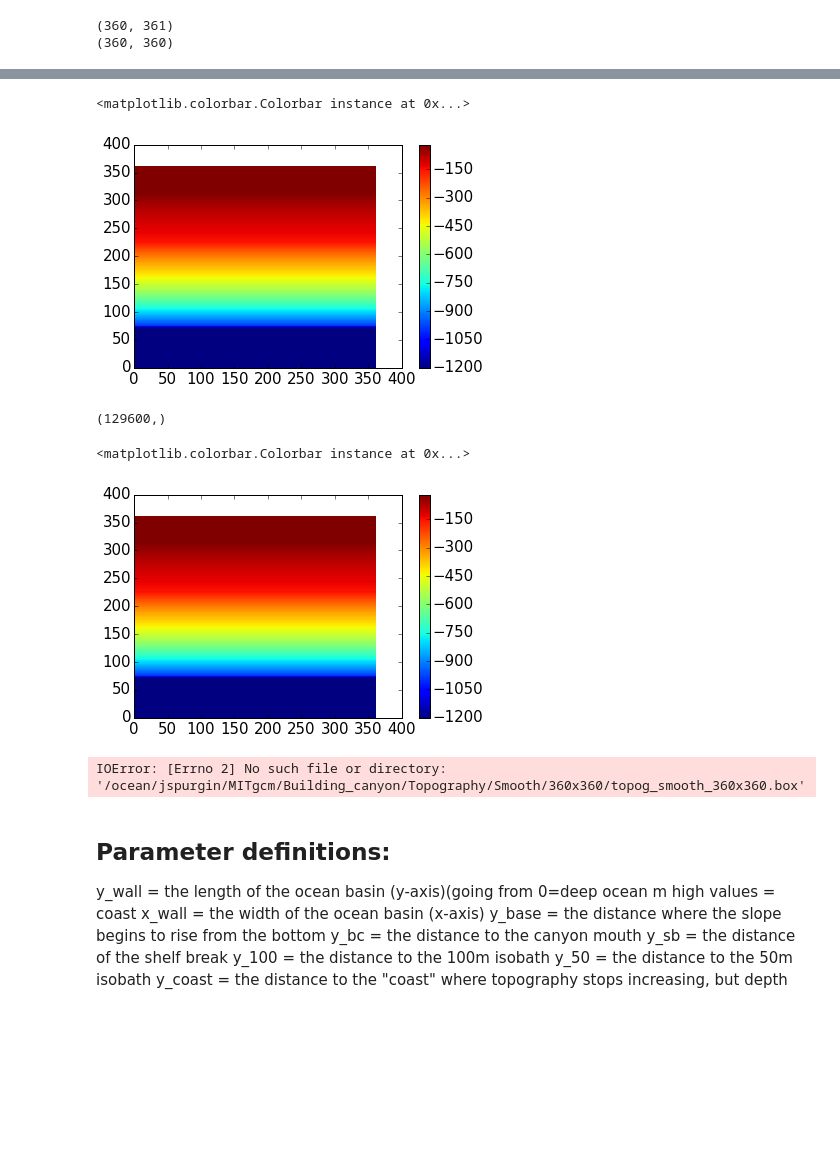
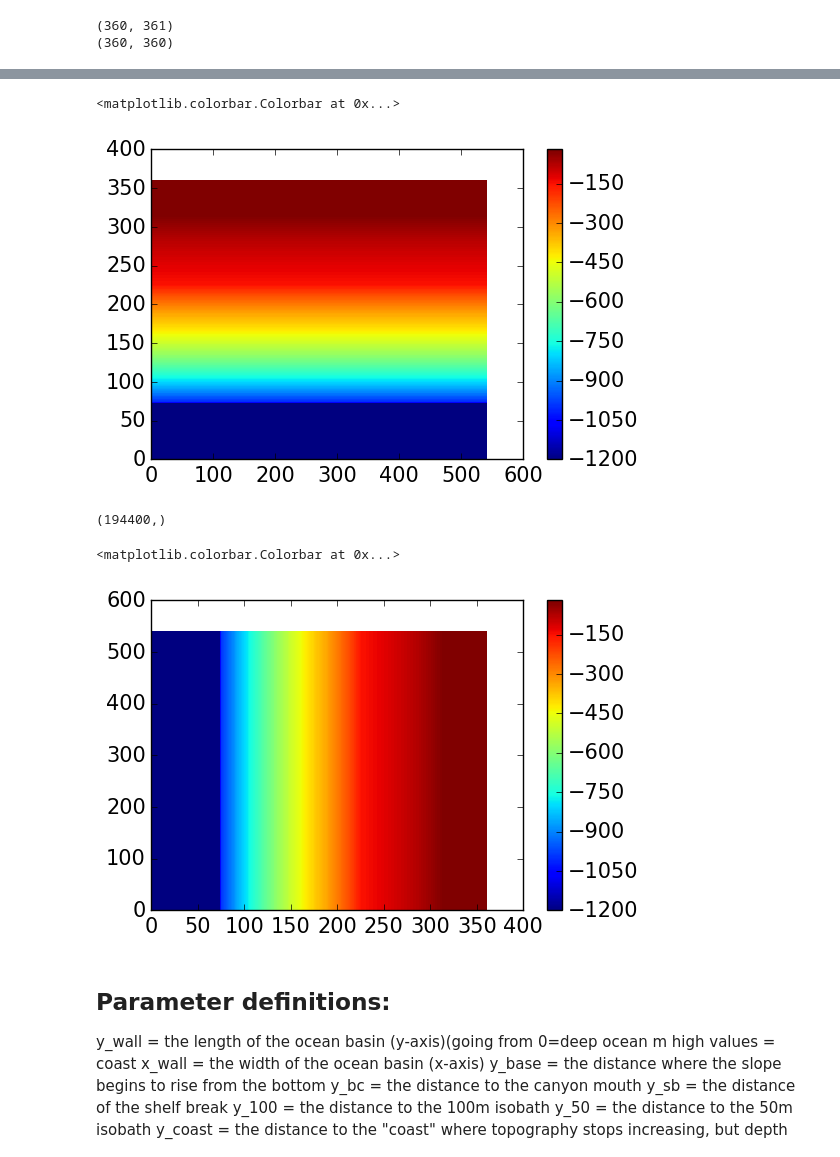
Before and after one commit to UBC-MOAD/buildcanyon, a Jupyter notebook: Bathymetry/GenerateNoCanyonBathy360x360Quad.ipynb, the cells around one changed output, grey strips where cells are left out. Cells and saved outputs as stored; diff of their text form; code cells hidden in the pictures; blank space fills up the shorter version.

Commit message:
Added bathy generating notebook for extende domain

```diff
--- a/Bathymetry/GenerateNoCanyonBathy360x360Quad.ipynb
+++ b/Bathymetry/GenerateNoCanyonBathy360x360Quad.ipynb
@@ -341,19 +342,19 @@ plt.show
 
 dt = np.dtype('>f8')  # float 64 big endian
 
-tmpfile = "dely_%dx%d_NonUni_NoCanyonQuad.bin" %(x_size,y_size)
+tmpfile = "dely_%dx%d_NonUni_NoCanyonQuad.bin" %(540,360)
 fileobj = open(tmpfile,mode='wb')
 dely.astype(dt).tofile(fileobj,"")
 fileobj.close()
 
-tmpfile = "delx_%dx%d_NonUni_NoCanyonQuad.bin" %(x_size,y_size)
+tmpfile = "delx_%dx%d_NonUni_NoCanyonQuad.bin" %(540,360)
 fileobj = open(tmpfile, mode='wb')
-delx.astype(dt).tofile(fileobj,"")
+delx_ext.astype(dt).tofile(fileobj,"")
 fileobj.close()
 
-tmpfile = "bathy_smooth_%dx%d_NonUni_NoCanyonQuad.bin"%(x_size,y_size)
+tmpfile = "bathy_smooth_%dx%d_NonUni_NoCanyonQuad.bin"%(540,360)
 fileobj = open(tmpfile, mode='wb')
-dd=np.transpose(bathy)
+dd=np.transpose(bathy_ext)
 #dd=np.asfortranarray(bathy, dtype=dt)
 dd.astype(dt).tofile(fileobj,"")
 fileobj.close()
@@ -361,35 +362,24 @@ fileobj.close()
 plt.pcolor(dd)
 plt.colorbar()
 # %% [output]
-<matplotlib.colorbar.Colorbar instance at 0x...>
+<matplotlib.colorbar.Colorbar at 0x...>
-[figure, old version]
+[figure, new version]
 # %%
 #Check that it works when read by Fortran
 
-filename = 'bathy_smooth_%dx%d_NonUni_NoCanyonQuad.bin'%(x_size,y_size)
+filename = 'bathy_smooth_%dx%d_NonUni_NoCanyonQuad.bin'%(540,360)
 cc=np.fromfile(filename, dtype=dt)
 np.shape(cc)
 # %% [output]
-(129600,)
+(194400,)
 # %%
 
-bF=np.reshape(cc,[x_size,y_size]) # F to read in Fortran order
+bF=np.reshape(cc,[540,360],'F') # F to read in Fortran order
 plt.pcolor(bF)
 plt.colorbar()
 # %% [output]
-<matplotlib.colorbar.Colorbar instance at 0x...>
+<matplotlib.colorbar.Colorbar at 0x...>
-[figure, old version]
+[figure, new version]
-# %%
-# Check how Jessica's bathy looks like
-filename = '/ocean/jspurgin/MITgcm/Building_canyon/Topography/Smooth/360x360/topog_smooth_360x360.box'
-cc=np.fromfile(filename, dtype=dt)
-np.shape(cc)
-
-bF=np.reshape(cc,[x_size,y_size]) # F to read in Fortran order
-plt.pcolor(bF)
-plt.colorbar()
-# %% [output]
-IOError: [Errno 2] No such file or directory: '/ocean/jspurgin/MITgcm/Building_canyon/Topography/Smooth/360x360/topog_smooth_360x360.box'
 # %% [markdown]
  Parameter definitions:
  --------------------
```
Also changed, not shown: parts of 10 cells of this notebook, 1 other file.
